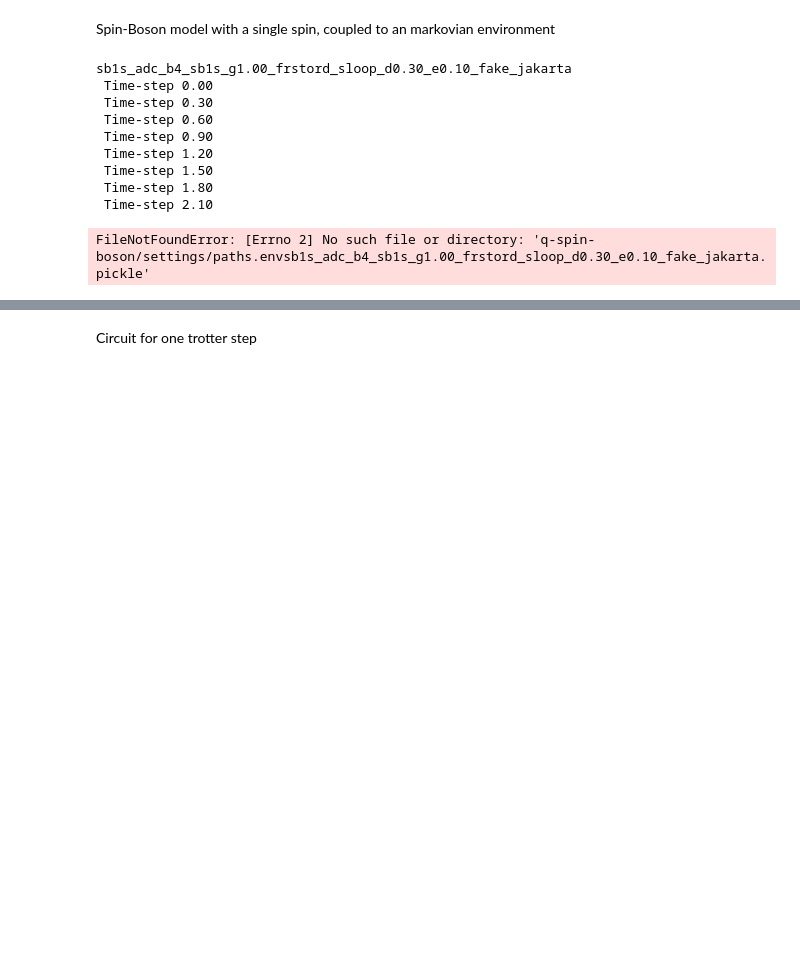
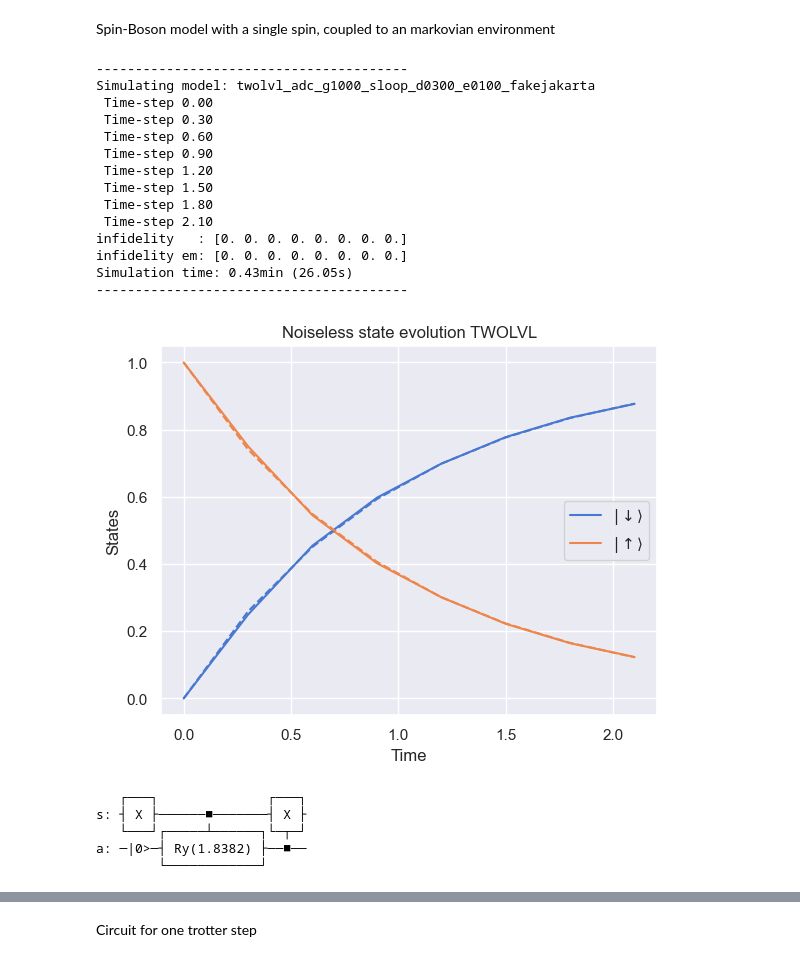
Before and after one commit to BurgerAndreas/q-spin-boson, a Jupyter notebook: q-spin-boson/plots_paper.ipynb, the cells around one changed output, grey strips where cells are left out. Drawn from its saved outputs; the diff is of its cells as text; code cells hidden in the pictures; blank space fills up the shorter version.

```diff
--- a/q-spin-boson/plots_paper.ipynb
+++ b/q-spin-boson/plots_paper.ipynb
@@ -23,0 +5,11 @@ q-spin-boson/saved-models/
+# %%
+# import matplotlib
+# matplotlib.use('TkAgg')
+%matplotlib inline
+import matplotlib.pyplot as plt
+import seaborn as sns
+import warnings
+# warnings.filterwarnings("ignore")
+warnings.filterwarnings( "ignore", module = "matplotlib\..*" )
+# sns.set_style('whitegrid')
+sns.set_theme()
@@ -24,17 +30,31 @@ q-spin-boson/saved-models/
 # %% [markdown]
 Spin-Boson model with a single spin, coupled to an markovian environment
-# %%
-sim = SpinBosonSimulation()
-print(sim.name)
-sim.get_simulation()
-# %% [output]
-sb1s_adc_b4_sb1s_g1.00_frstord_sloop_d0.30_e0.10_fake_jakarta
- Time-step 0.00
- Time-step 0.30
- Time-step 0.60
- Time-step 0.90
- Time-step 1.20
- Time-step 1.50
- Time-step 1.80
- Time-step 2.10
-FileNotFoundError: [Errno 2] No such file or directory: 'q-spin-boson/settings/paths.envsb1s_adc_b4_sb1s_g1.00_frstord_sloop_d0.30_e0.10_fake_jakarta.pickle'
+# %%
+sim = TwoLvlSimulation()
+fig = plotting.plot_states(sim, exact=True)
+plt.show()
+# %% [output]
+----------------------------------------
+Simulating model: twolvl_adc_g1000_sloop_d0300_e0100_fakejakarta
+ Time-step 0.00
+ Time-step 0.30
+ Time-step 0.60
+ Time-step 0.90
+ Time-step 1.20
+ Time-step 1.50
+ Time-step 1.80
+ Time-step 2.10
+infidelity   : [0. 0. 0. 0. 0. 0. 0. 0.]
+infidelity em: [0. 0. 0. 0. 0. 0. 0. 0.]
+Simulation time: 0.43min (26.05s)
+----------------------------------------
+[figure, added]
+# %%
+qc = sim.circuit_example(initial=True)
+print(qc)
+# %% [output]
+   ┌───┐              ┌───┐
+s: ┤ X ├──────■───────┤ X ├
+   └───┘┌─────┴──────┐└─┬─┘
+a: ─|0>─┤ Ry(1.8382) ├──■──
+        └────────────┘
```
Also changed, not shown: parts of 15 cells of this notebook, 14 other files.
